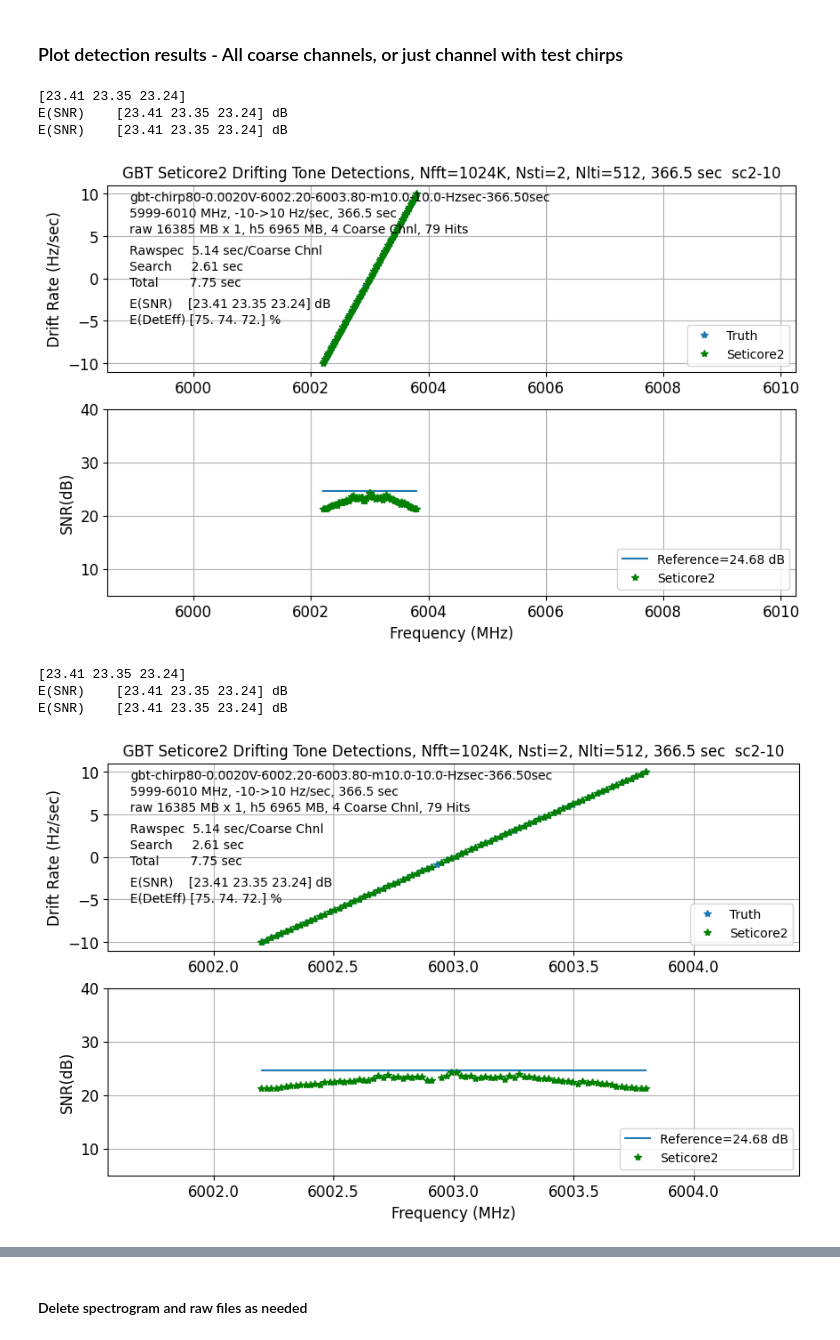
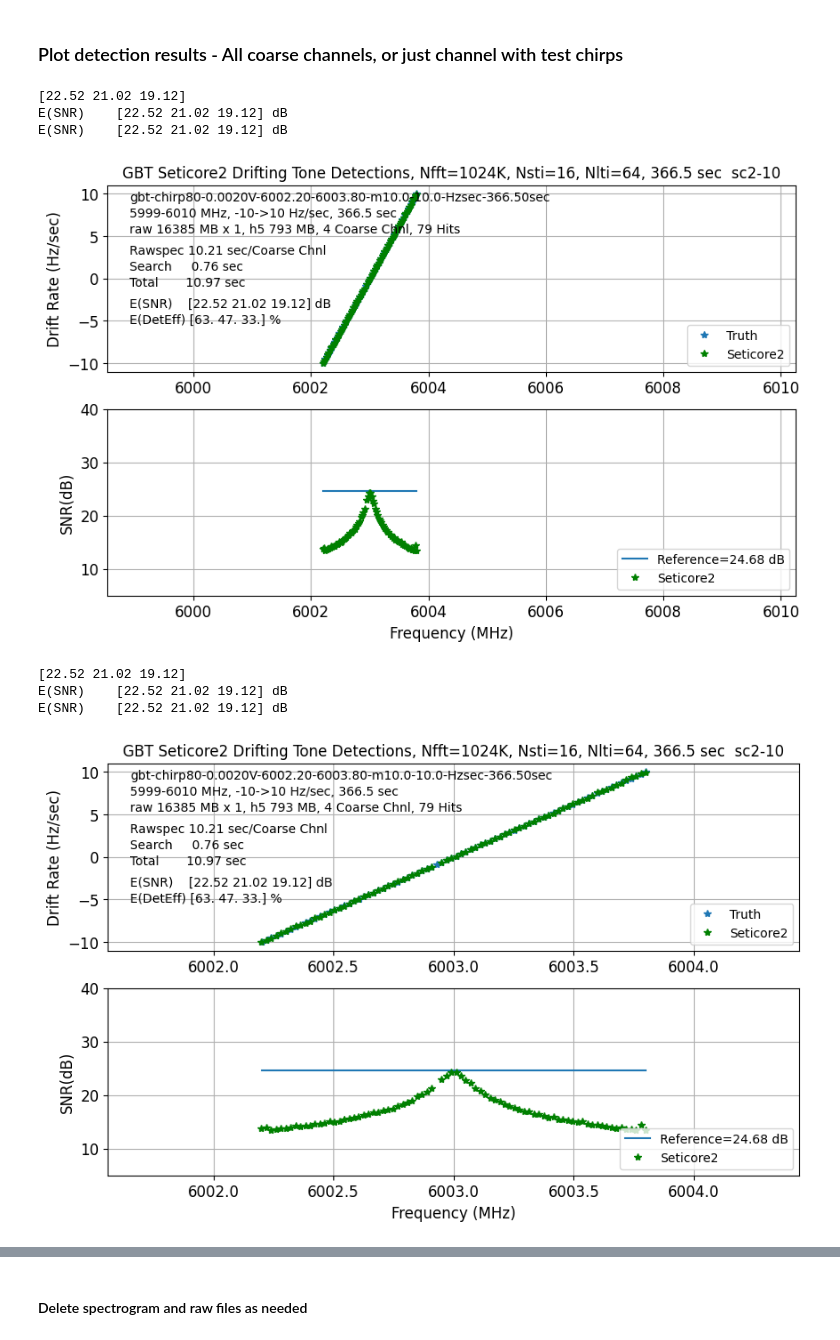
Before and after one commit to khouston22/seti_end_to_end, a Jupyter notebook: 01_seti_end_to_end.ipynb, the cells around one changed output, grey strips where cells are left out. Cells and saved outputs as stored; diff of their text form; code cells hidden in the pictures.

```diff
--- a/01_seti_end_to_end.ipynb
+++ b/01_seti_end_to_end.ipynb
@@ -213,10 +213,10 @@ if parameters_are_undefined:
         # raw_file_stem = 'gbt-chirp80-0.0040V-6002.20-6003.80-0.0-0.0-Hzsec-22.91sec'
         # fine_fft_size = 1024*1024*2
         fine_fft_size = 1024*1024
-        n_sti = 2
+        # n_sti = 2
         # n_sti = 4
         # n_sti = 8
-        # n_sti = 16
+        n_sti = 16
         # n_sti = 32
         # search_max_drift = 5.0    # Hz/sec
         # search_max_drift = 2.5    # Hz/sec
@@ -225,7 +225,7 @@ if parameters_are_undefined:
         plot_sg_psd_zoom = False
         enable_raw_backup_copy = True
         delete_raw_file_enable = False
-    elif(1):
+    elif(0):
         raw_backup_subdir = 'raw_multichirp/'
         raw_file_stem = 'meerkat-chirp80-0.0040V-1502.23-1502.77-m10.0-10.0-Hzsec-321.49sec'
         fine_fft_size = 512*1024
@@ -248,8 +248,8 @@ if parameters_are_undefined:
         delete_raw_file_enable = False
     elif(1):
         raw_backup_subdir = 'raw_voyager/'
-        # raw_file_stem = 'blc23_guppi_59046_80036_DIAG_VOYAGER-1_0011' # 24.4 dB, -.279 Hz/sec
-        raw_file_stem = 'blc23_guppi_59046_80354_DIAG_VOYAGER-1_0012' # no det for 0000
+        raw_file_stem = 'blc23_guppi_59046_80036_DIAG_VOYAGER-1_0011' # 24.4 dB, -.279 Hz/sec
+        # raw_file_stem = 'blc23_guppi_59046_80354_DIAG_VOYAGER-1_0012' # no det for 0000
         # raw_file_stem = 'blc23_guppi_59046_80672_DIAG_VOYAGER-1_0013' # 20.93 dB, -.52 Hz/sec
         # raw_file_stem = 'blc23_guppi_59046_80989_DIAG_VOYAGER-1_0014' # no det for 0000
         # raw_file_stem = 'blc23_guppi_59046_81310_DIAG_VOYAGER-1_0015' # 26 dB, -.44 Hz/sec Up to 14 files!
@@ -258,6 +258,7 @@ if parameters_are_undefined:
         # raw_file_stem = 'single_coarse_guppi_59046_80036_DIAG_VOYAGER-1_0011'
         fine_fft_size = 1024*1024
         n_sti = 8
+        # n_sti = 16
         # search_max_drift = 5.0    # Hz/sec
         # search_max_drift = 2.5    # Hz/sec
         search_min_drift = -search_max_drift
@@ -829,9 +832,14 @@ det_string_ext = ''
 for i_det in range(n_det):
     det_string1 = f'{i_det+1:3d} SNR {det_snr_db[i_det]:5.2f} dB, {det_f_start_MHz[i_det]:9.3f} MHz, ' +\
             f'{det_drift_rate[i_det]:7.3f} Hz/sec'
-    det_eff_string1 = f'Det Eff {dechirp_eff_db[i_det]:5.1f} dB, {dechirp_eff_pct[i_det]:5.1f} %'
     det_string_list.append(det_string1)
-    det_string_ext = det_string_ext + det_string1 + ' ' + det_eff_string1 +'\n'
+    if isChirp:
+        det_eff_string1 = f'Det Eff {dechirp_eff_db[i_det]:5.1f} dB, {dechirp_eff_pct[i_det]:5.1f} %'
+        det_string_ext = det_string_ext + det_string1 + ' ' + det_eff_string1 +'\n'
+    else:
+        det_eff_string1 = ''
+        det_string_ext = det_string_ext + det_string1 +'\n'
+
 # print(det_string_list)
 if verbose: print(det_string_ext)
 # %% [output]
@@ -942,42 +950,43 @@ for i_plot in range(2):
     plt.figtext(.15,.69,f'Total       {t_total:5.2f} sec')
     if isChirp:
         plt.figtext(.15,.65,snr_string)
         plt.figtext(.15,.62,dechirp_eff_pct_string)
         plt.legend(loc='lower right')
     plt.grid()
 
     plt.subplot(2,1,2)
 
     if isChirp: plt.plot(f_start_truth*1e-6 , ref_snr_db*np.ones(np.size(drift_rate_truth)),'-',label=reference_str)
     plt.plot(det_f_start_MHz , det_snr_db,'g*',label=search_app_string)
 
     plt.xlim(f1_MHz,f2_MHz)
-    plt.ylim(5., np.amax((40.,5.*np.ceil(ref_snr_db/5)+5.)))
+    # plt.ylim(5., np.amax((40.,5.*np.ceil(ref_snr_db/5)+5.)))
+    plt.ylim(5., 40.)
     plt.xlabel('Frequency (MHz)')
     plt.ylabel('SNR(dB)')
     if isChirp:
         plt.legend(loc='lower right')
     else:
         if n_det<10:
             plt.figtext(.15,.40-(n_det-1)*.025,det_string_ext)
 
     plt.grid()
 
     plt.savefig(fig_dir + fig_id + fig_name_base+'-det-'+test_case+'.png',bbox_inches='tight')
 
     if display_figs01:
         plt.show()
     else:
         plt.close(fig)
 # %% [output]
-[23.41 23.35 23.24]
-E(SNR)    [23.41 23.35 23.24] dB
-E(SNR)    [23.41 23.35 23.24] dB
+[22.52 21.02 19.12]
+E(SNR)    [22.52 21.02 19.12] dB
+E(SNR)    [22.52 21.02 19.12] dB
-[figure, old version]
+[figure, new version]
-[23.41 23.35 23.24]
-E(SNR)    [23.41 23.35 23.24] dB
-E(SNR)    [23.41 23.35 23.24] dB
+[22.52 21.02 19.12]
+E(SNR)    [22.52 21.02 19.12] dB
+E(SNR)    [22.52 21.02 19.12] dB
-[figure, old version]
+[figure, new version]
 # %%
 
 if plot_multichirp_dets2 & isChirp:
```
Also changed, not shown: parts of 11 cells of this notebook.
